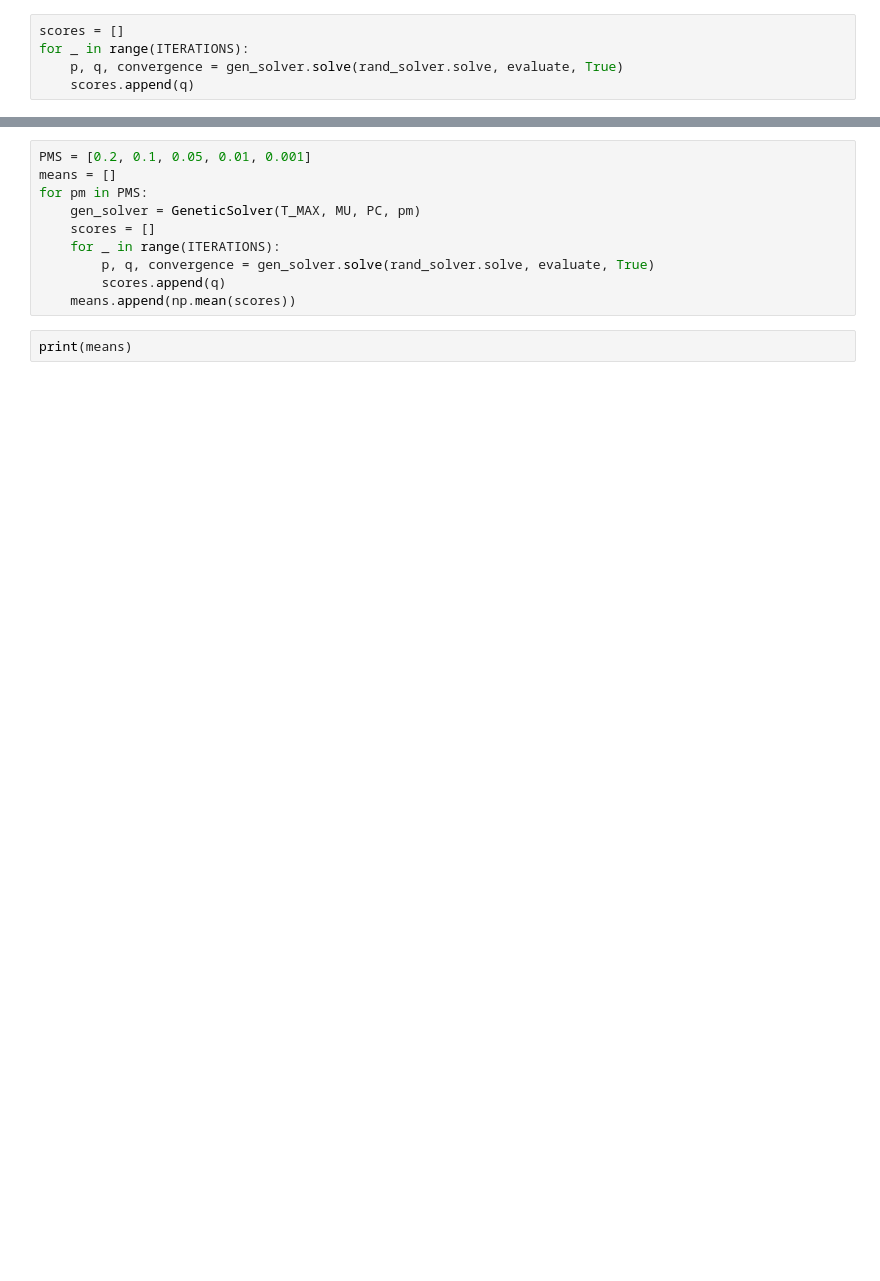
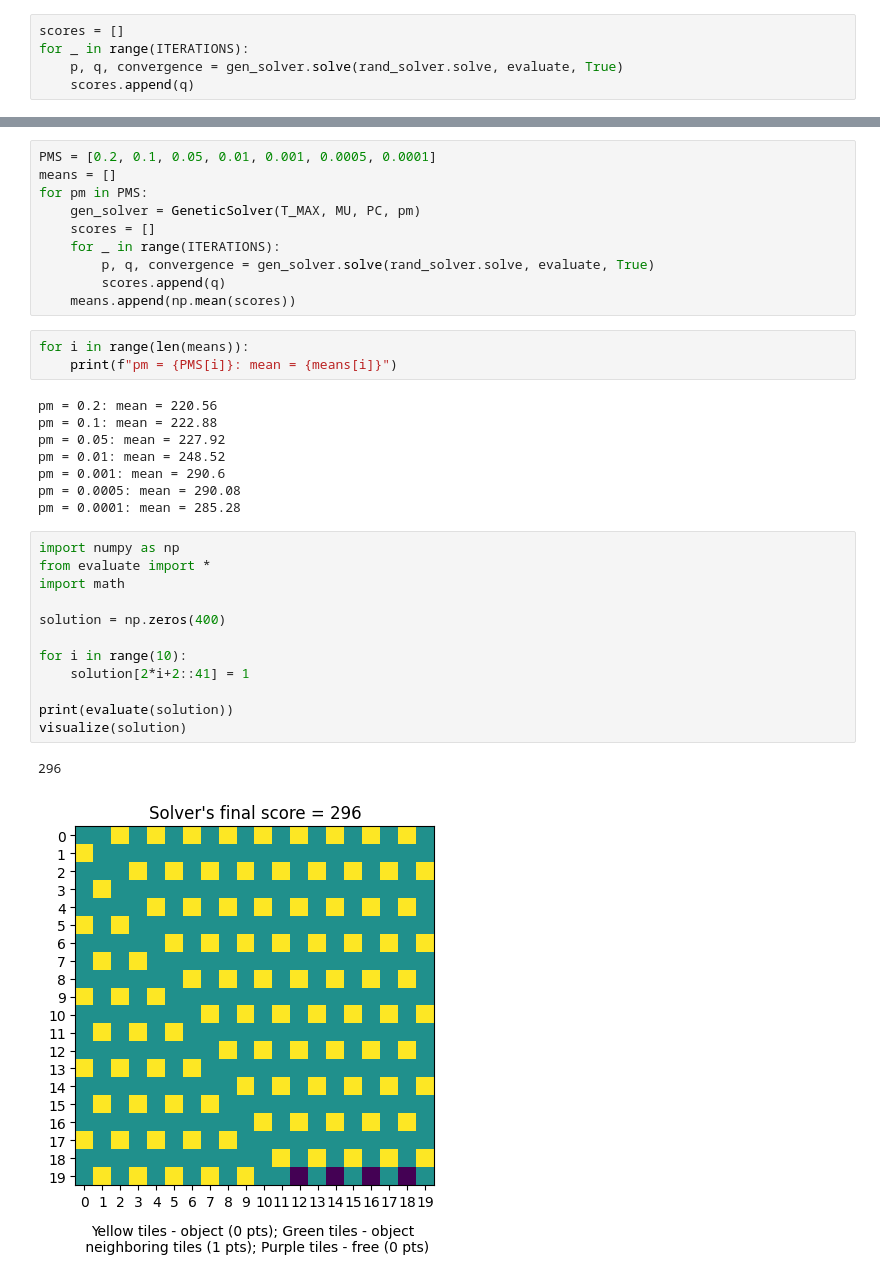
Before and after one commit to jromanki/wsi, a Jupyter notebook: lab2/src/testing.ipynb, the cells around one changed output, grey strips where cells are left out. Saved outputs shown, nothing was run; the diff lists cells and outputs as text; blank space fills up the shorter version.

```diff
--- a/lab2/src/testing.ipynb
+++ b/lab2/src/testing.ipynb
@@ -71,5 +71,5 @@ Points earned: 227
 # %%
-PMS = [0.2, 0.1, 0.05, 0.01, 0.001]
+PMS = [0.2, 0.1, 0.05, 0.01, 0.001, 0.0005, 0.0001]
 means = []
 for pm in PMS:
     gen_solver = GeneticSolver(T_MAX, MU, PC, pm)
@@ -78,5 +78,29 @@ for pm in PMS:
         p, q, convergence = gen_solver.solve(rand_solver.solve, evaluate, True)
         scores.append(q)
     means.append(np.mean(scores))
-# %%
-print(means)
+# %%
+for i in range(len(means)):
+    print(f"pm = {PMS[i]}: mean = {means[i]}")
+# %% [output]
+pm = 0.2: mean = 220.56
+pm = 0.1: mean = 222.88
+pm = 0.05: mean = 227.92
+pm = 0.01: mean = 248.52
+pm = 0.001: mean = 290.6
+pm = 0.0005: mean = 290.08
+pm = 0.0001: mean = 285.28
+# %%
+import numpy as np
+from evaluate import *
+import math
+
+solution = np.zeros(400)
+
+for i in range(10):
+    solution[2*i+2::41] = 1
+
+print(evaluate(solution))
+visualize(solution)
+# %% [output]
+296
+[figure, added]
```
Also changed, not shown: parts of 6 cells of this notebook.
